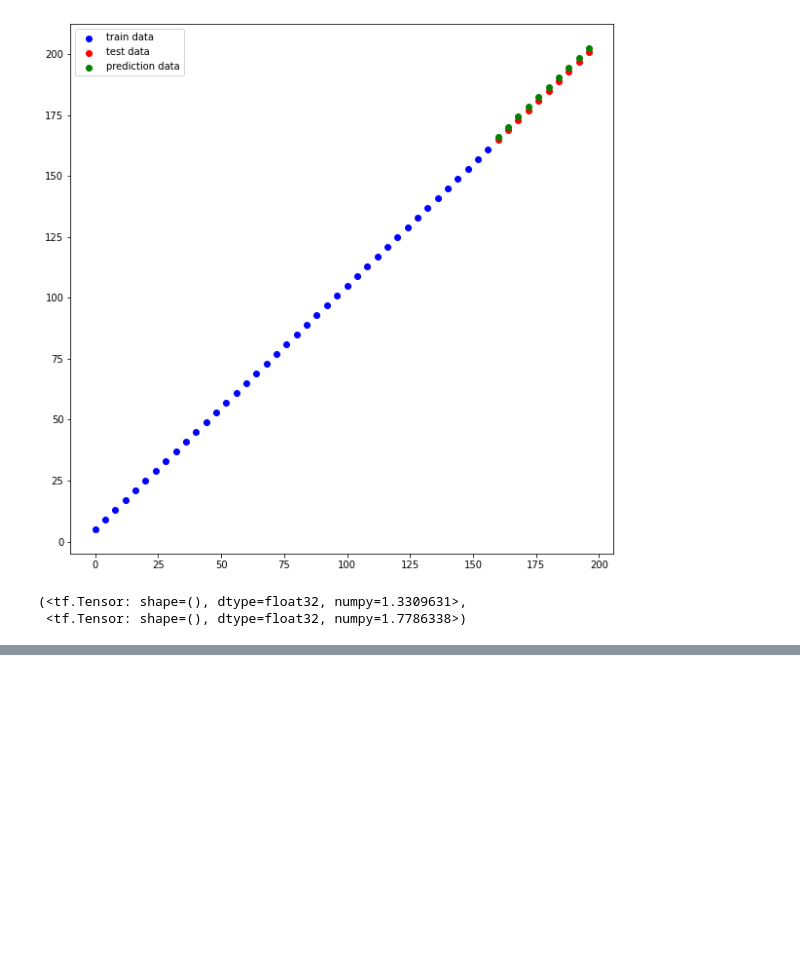
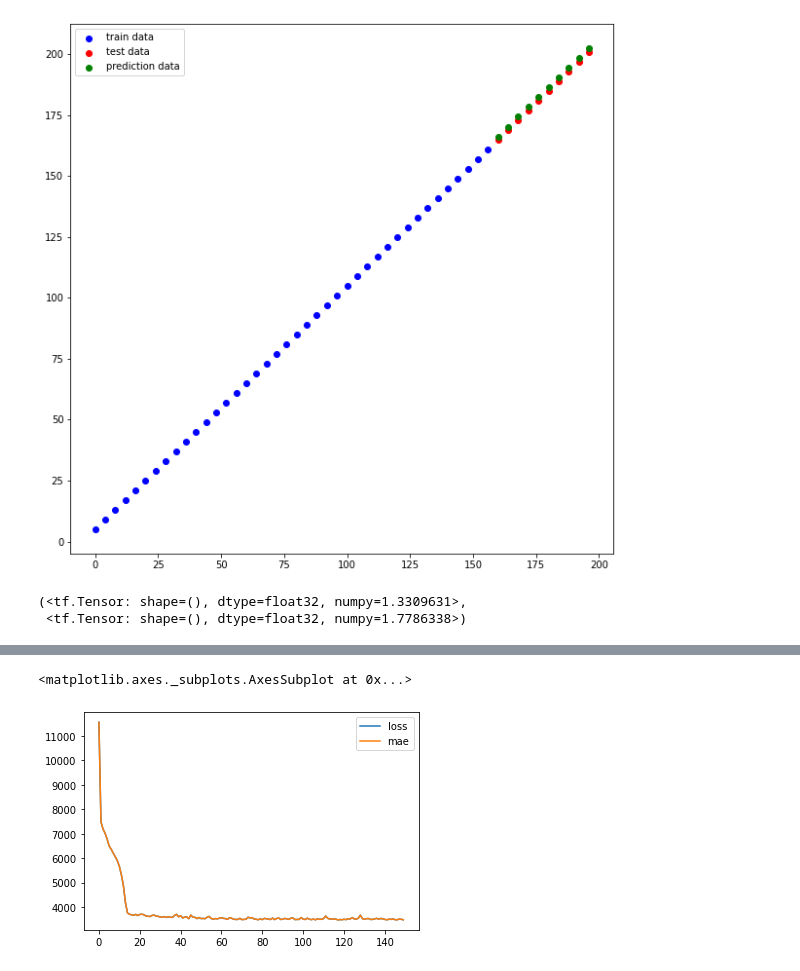
Before and after one commit to codeguy186/ML-and-DL, a Jupyter notebook: TF2.ipynb, the cells around one changed output, grey strips where cells are left out. Cells and saved outputs as stored; diff of their text form; code cells hidden in the pictures; blank space fills up the shorter version.

```diff
--- a/TF2.ipynb
+++ b/TF2.ipynb
@@ -357,0 +440,10 @@ mae_3,mse_3
+# %%
+df=pd.get_dummies(insurance)
+# %%
+#predict charges
+#making test and train data
+x=df.drop('charges',axis=1)#all except charges column
+y=df['charges']
+from sklearn.model_selection import train_test_split
+x_traini,x_testi,y_traini,y_testi=train_test_split(x,y,test_size=0.2,random_state=7)
+len(y_testi)
@@ -357,0 +452,12 @@ mae_3,mse_3
+# %%
+#design model
+tf.random.set_seed(7)
+imodel=tf.keras.Sequential([
+  tf.keras.layers.Dense(30),
+  tf.keras.layers.Dense(1)
+])
+imodel.compile(loss=tf.keras.losses.mae,
+               optimizer=tf.keras.optimizers.Adam(lr=0.01),
+               metrics='mae'
+               )
+imodel.fit(x_traini,y_traini,epochs=100)
@@ -357,0 +489,10 @@ mae_3,mse_3
+# %%
+#improving model
+tf.random.set_seed(7)
+modeli2=tf.keras.Sequential([
+  tf.keras.layers.Dense(100),
+  tf.keras.layers.Dense(10),
+  tf.keras.layers.Dense(1)
+])
+modeli2.compile(loss=tf.keras.losses.mae,optimizer=tf.keras.optimizers.Adam(lr=0.01),metrics='mae')
+history=modeli2.fit(x_traini,y_traini,epochs=150)
@@ -357,0 +523,6 @@ mae_3,mse_3
+# %%
+pd.DataFrame(history.history).plot()
+#mae=epochs
+# %% [output]
+<matplotlib.axes._subplots.AxesSubplot at 0x...>
+[figure, added]
```
Also changed, not shown: parts of 25 cells of this notebook.
